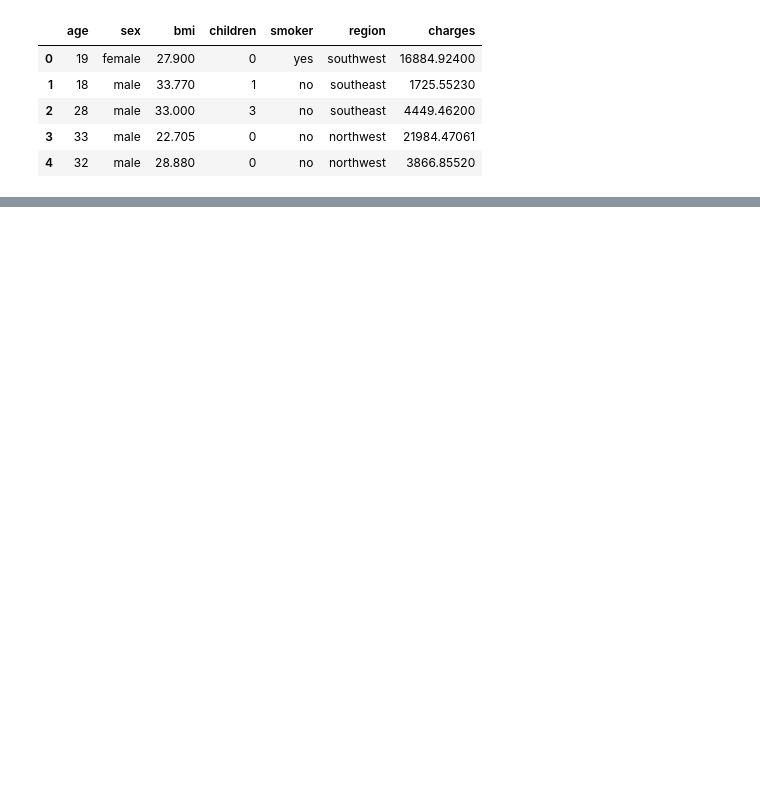
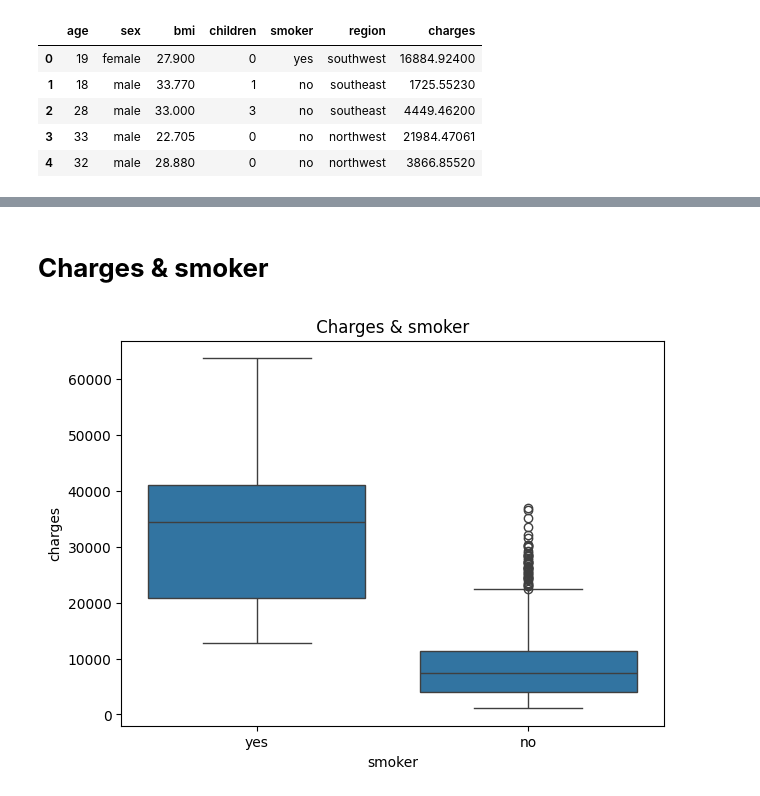
Before and after one commit to AhmedAli807/AhmedAli807, a Jupyter notebook: Medical_Insurance_Cost.ipynb, the cells around one changed output, grey strips where cells are left out. Saved outputs shown, nothing was run; the diff lists cells and outputs as text; code cells hidden in the pictures; blank space fills up the shorter version.

```diff
--- a/Medical_Insurance_Cost.ipynb
+++ b/Medical_Insurance_Cost.ipynb
@@ -49,3 +46,4 @@ df=pd.read_excel('/content/insurance.xlsx')
 conn=sqlite3.connect('insurance.db')
 cursor=conn.cursor()
 df.to_sql('insurance',conn,if_exists='replace',index=False)
+df_sql=pd.read_sql('SELECT * FROM insurance',conn)
@@ -98,0 +410,9 @@ Done.
+# %% [markdown]
+# **Charges & smoker**
+# %%
+plt.figure(figsize=(7,5))
+sns.boxplot(x="smoker", y="charges", data=df_sql)
+plt.title(" Charges & smoker ")
+plt.show()
+# %% [output]
+[figure, added]
```
Also changed, not shown: parts of 39 cells of this notebook.
